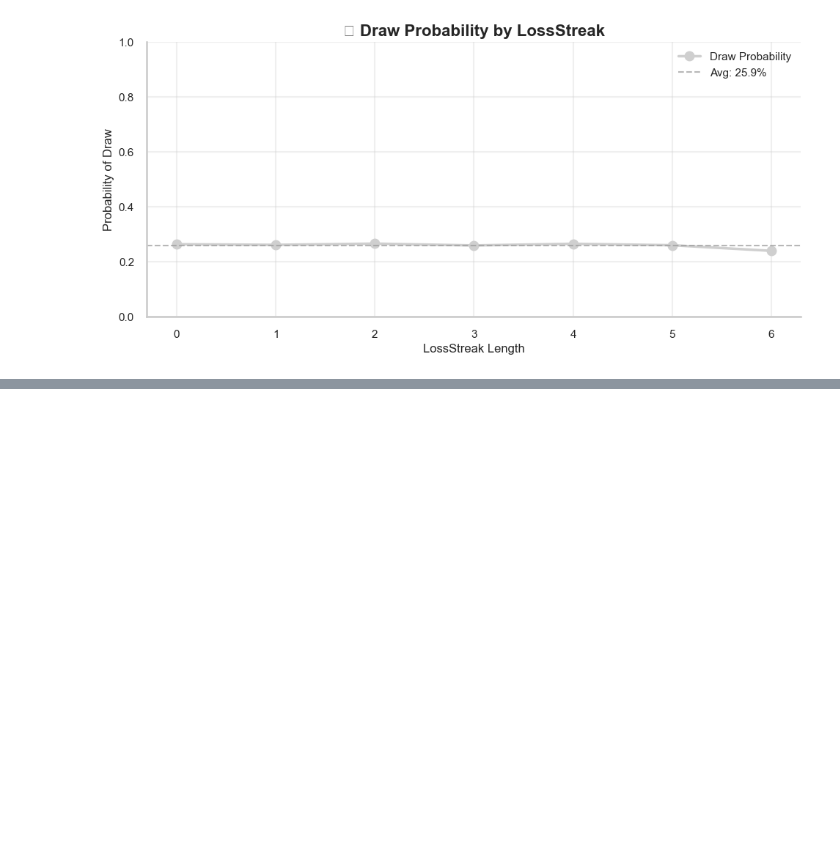
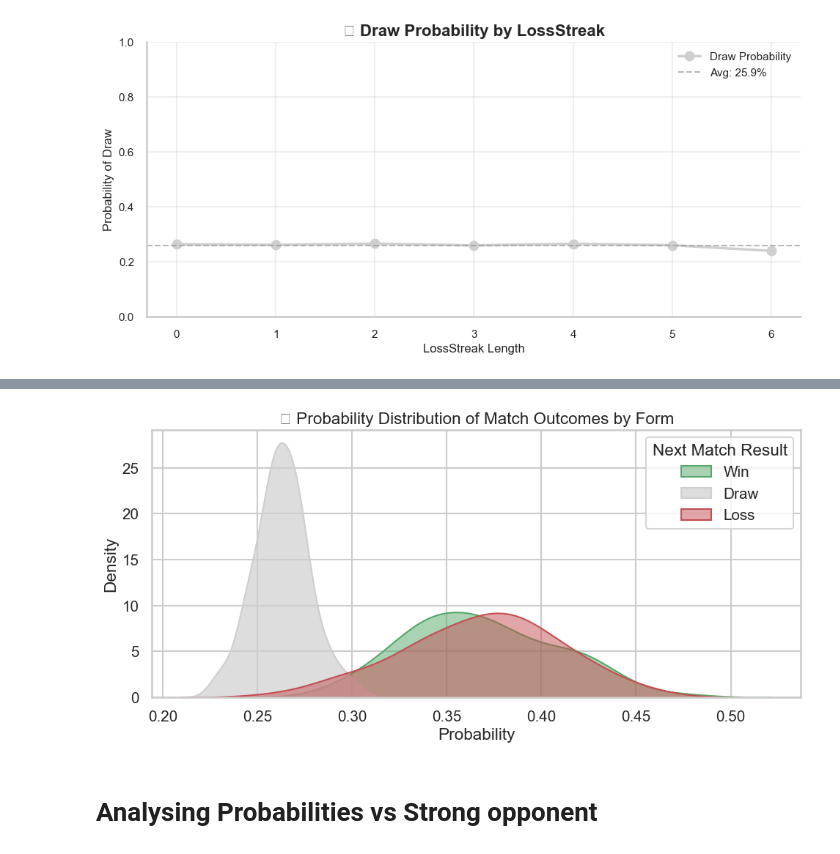
Before and after one commit to jacksim588/Football-Analytics, a Jupyter notebook: Data Analysis/football_Streak_exploration.ipynb, the cells around one changed output, grey strips where cells are left out. Drawn from its saved outputs; the diff is of its cells as text; code cells hidden in the pictures; blank space fills up the shorter version.

```diff
--- a/Data Analysis/football_Streak_exploration.ipynb
+++ b/Data Analysis/football_Streak_exploration.ipynb
@@ -493,0 +661,19 @@ plot_draw_trend_by_streak(team_df, ['WinStreak','UnbeatenStreak','NoWinsStreak',
+# %%
+import seaborn as sns
+import matplotlib.pyplot as plt
+
+plt.figure(figsize=(10, 5))
+sns.kdeplot(result_sequences['W'], label='Win', color='#55A868', fill=True, alpha=0.5)
+sns.kdeplot(result_sequences['D'], label='Draw', color='#CFCFCF', fill=True, alpha=0.7)
+sns.kdeplot(result_sequences['L'], label='Loss', color='#C44E52', fill=True, alpha=0.5)
+
+plt.title("🎯 Probability Distribution of Match Outcomes by Form")
+plt.xlabel("Probability")
+plt.ylabel("Density")
+plt.legend(title="Next Match Result")
+plt.tight_layout()
+plt.show()
+# %% [output]
+[figure, added]
+# %% [markdown]
+# Analysing Probabilities vs Strong opponent
```
Also changed, not shown: parts of 16 cells of this notebook.
